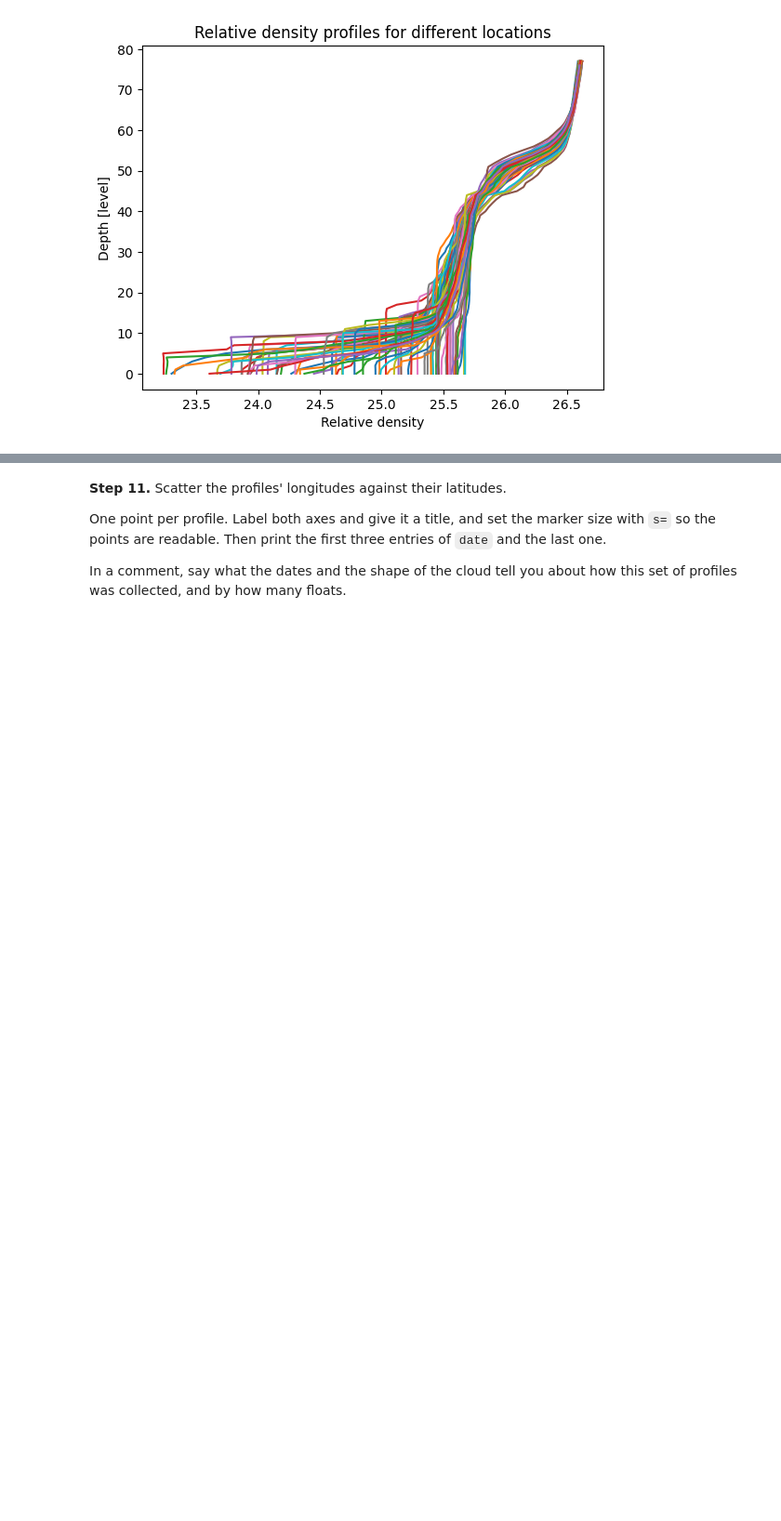
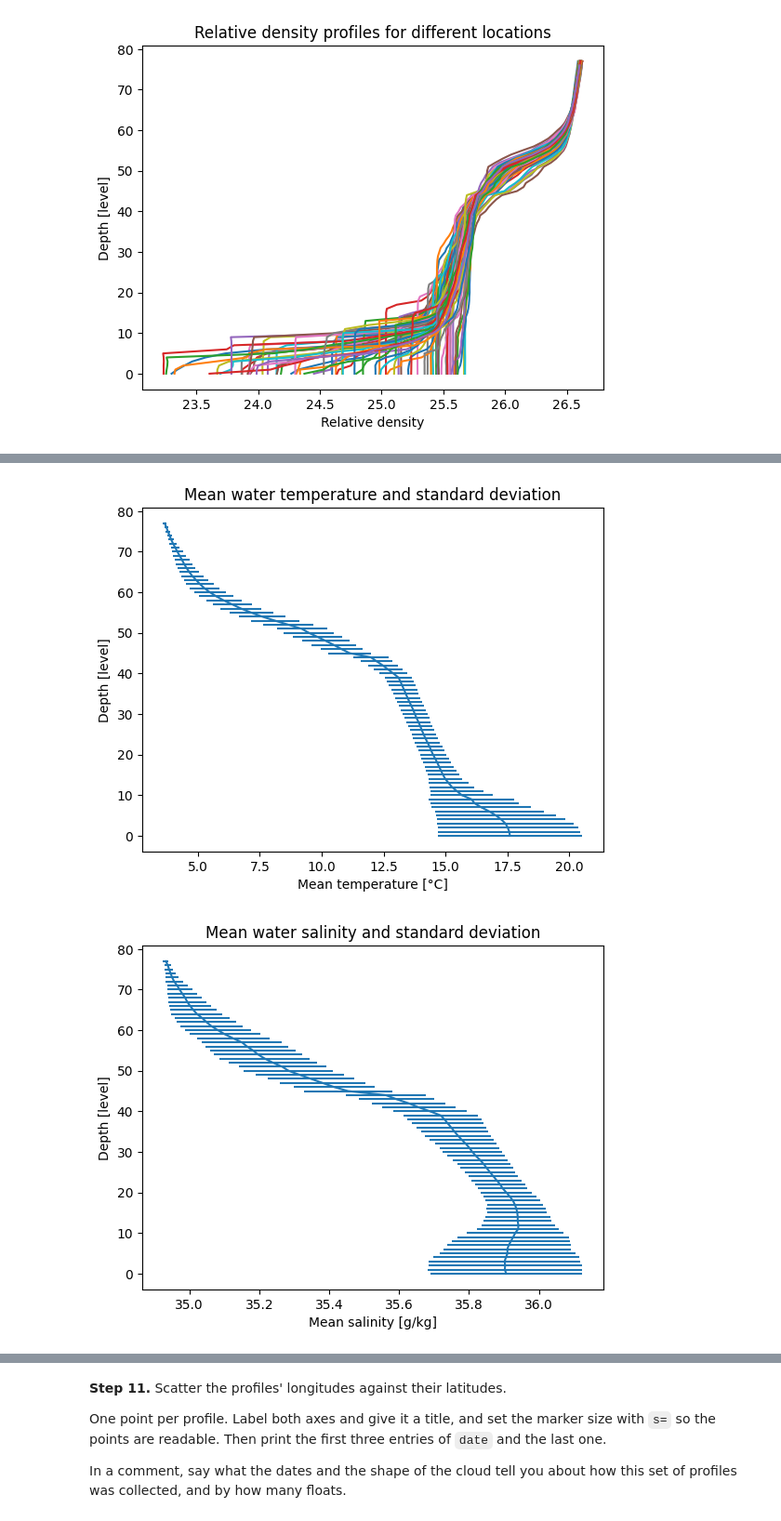
Before and after one commit to cindymonnet/2026_Intro_Python, a Jupyter notebook: live/part-I/1.3-numpy-environmental-exercises.ipynb, the cells around one changed output, grey strips where cells are left out. Shown at 93% size. Drawn from its saved outputs; the diff is of its cells as text; code cells hidden in the pictures; blank space fills up the shorter version.

```diff
--- a/live/part-I/1.3-numpy-environmental-exercises.ipynb
+++ b/live/part-I/1.3-numpy-environmental-exercises.ipynb
@@ -442,6 +455,39 @@ Because the variable is on the *x*-axis, the spread is a *horizontal* error bar
 In a comment, say what the width of the error bars tells you about how much the profiles disagree
 near the surface compared with at depth.
 # %%
-# Your solution here
+plt.figure()
+plt.errorbar(nanmeanT, level, xerr=nanstdT)
+plt.xlabel('Mean temperature [°C]')
+plt.ylabel('Depth [level]')
+plt.title('Mean water temperature and standard deviation')
+plt.show()
+
+plt.figure()
+plt.errorbar(nanmeanS, level, xerr=nanstdS)
+plt.xlabel('Mean salinity [g/kg]')
+plt.ylabel('Depth [level]')
+plt.title('Mean water salinity and standard deviation')
+plt.show()
+
+plt.figure()
+plt.errorbar(nanmeanP, level, xerr=nanstdP*100)
+plt.xlabel('Mean pressure')
+plt.ylabel('Depth [level]')
+plt.title('Mean water pressure and standard deviation (x100)')
+plt.show()
+
+plt.figure()
+plt.errorbar(nanmeandensity, level, xerr=nanstddensity)
+plt.xlabel('Mean density')
+plt.ylabel('Depth [level]')
+plt.title('Mean water density and standard deviation')
+plt.show()
+
+# Comment
+
+
 # Hint: plt.errorbar(mean_S, level, xerr=std_S)
 # Hint: use the nan-aware versions from Step 6, or every bar will be missing
+# %% [output]
+[figure, added]
+[figure, added]
```
Also changed, not shown: parts of 2 cells of this notebook.
